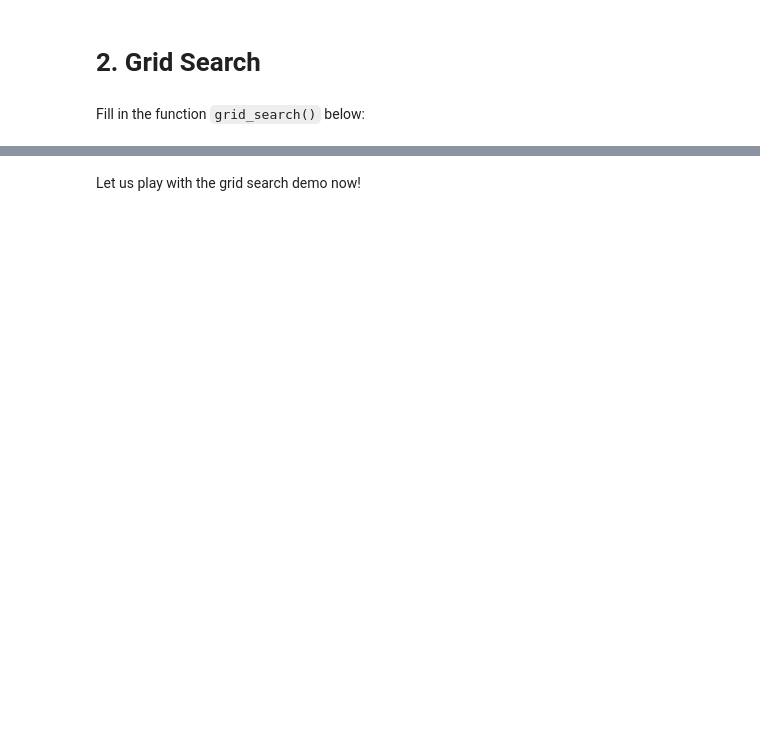
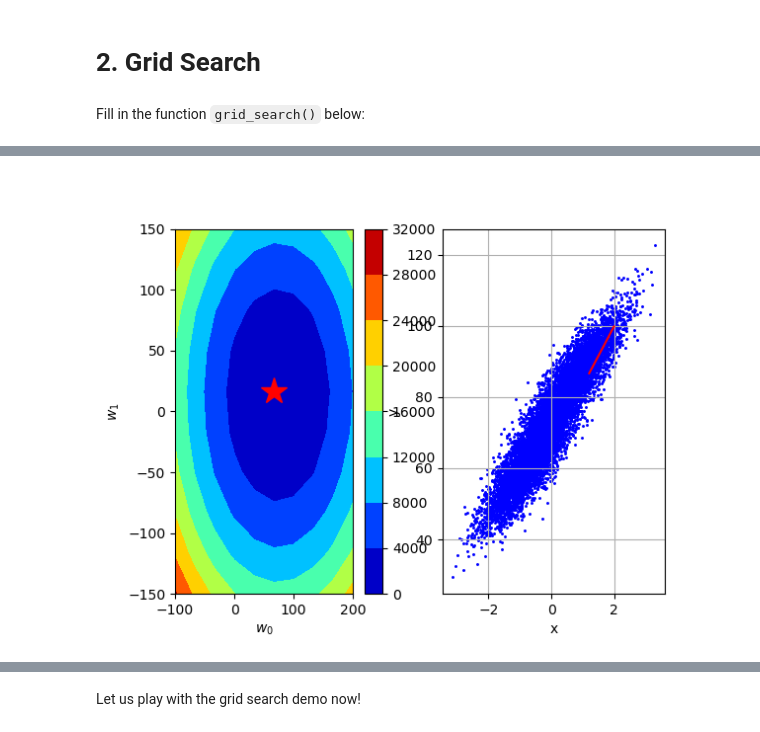
Before and after one commit to beacampo/ML_course, a Jupyter notebook: labs/ex02/template/ex02.ipynb, the cells around one changed output, grey strips where cells are left out. Drawn from its saved outputs; the diff is of its cells as text; code cells hidden in the pictures; blank space fills up the shorter version.

```diff
--- a/labs/ex02/template/ex02.ipynb
+++ b/labs/ex02/template/ex02.ipynb
@@ -46,7 +59,7 @@ def compute_loss(y, tx, w):
     # TODO: compute loss by MSE
     # ***************************************************
 
-    e = y . tx.dot(w)
+    e = y -  tx @ w #tx.dot(w)
     mse = (1/(2*len(y))) * np.dot(e,e)
 
     return mse
@@ -56,6 +75,8 @@ def compute_loss(y, tx, w):
 Fill in the function `grid_search()` below:
 # %%
 from costs import *
+from grid_search import *
+from plots import *
 
 
 def grid_search(y, tx, grid_w0, grid_w1):
@@ -82,17 +103,25 @@ def grid_search(y, tx, grid_w0, grid_w1):
             w = np.array([w0,w1])
             losses[i,j] = compute_loss(y,tx,w)
 
+
+
+    min_loss, w0_star, w1_star = get_best_parameters(grid_w0, grid_w1, losses)
+
+
+    print(f"Best parameters: w0 = {w0_star}, w1 = {w1_star}, with loss = {min_loss}")
+
+    mean_x = np.mean(tx[:,1])
+    std_x = np.std(tx[:,1])
+
+    # Visualization
+    plt.close("all")
+    fig = grid_visualization(losses, grid_w0, grid_w1, mean_x, std_x, tx[:,1], y)
+    plt.show()
+
+
     return losses
 # %%
 # Generate the grid of parameters to be swept
 grid_w0, grid_w1 = generate_w(num_intervals=10)
 losses = grid_search(y,tx,grid_w0, grid_w1)
-
-min_los = np.min(losses)
-i_min, j_min = np.unravel_index(np.argmin(losses), losses.shape)
-
-w0_star = grid_w0[i_min]
-w1_star = grid_w1[j_min]
-
-print(f"Best parameters: w0 = {w0_star}, w1 = {w1_star}, with loss = {min_loss}")
 # %% [output]
@@ -99,0 +129 @@ AttributeError: 'numpy.ndarray' object has no attribute 'tx'
+[figure, added]
```
Also changed, not shown: parts of 24 cells of this notebook, 2 other files.
